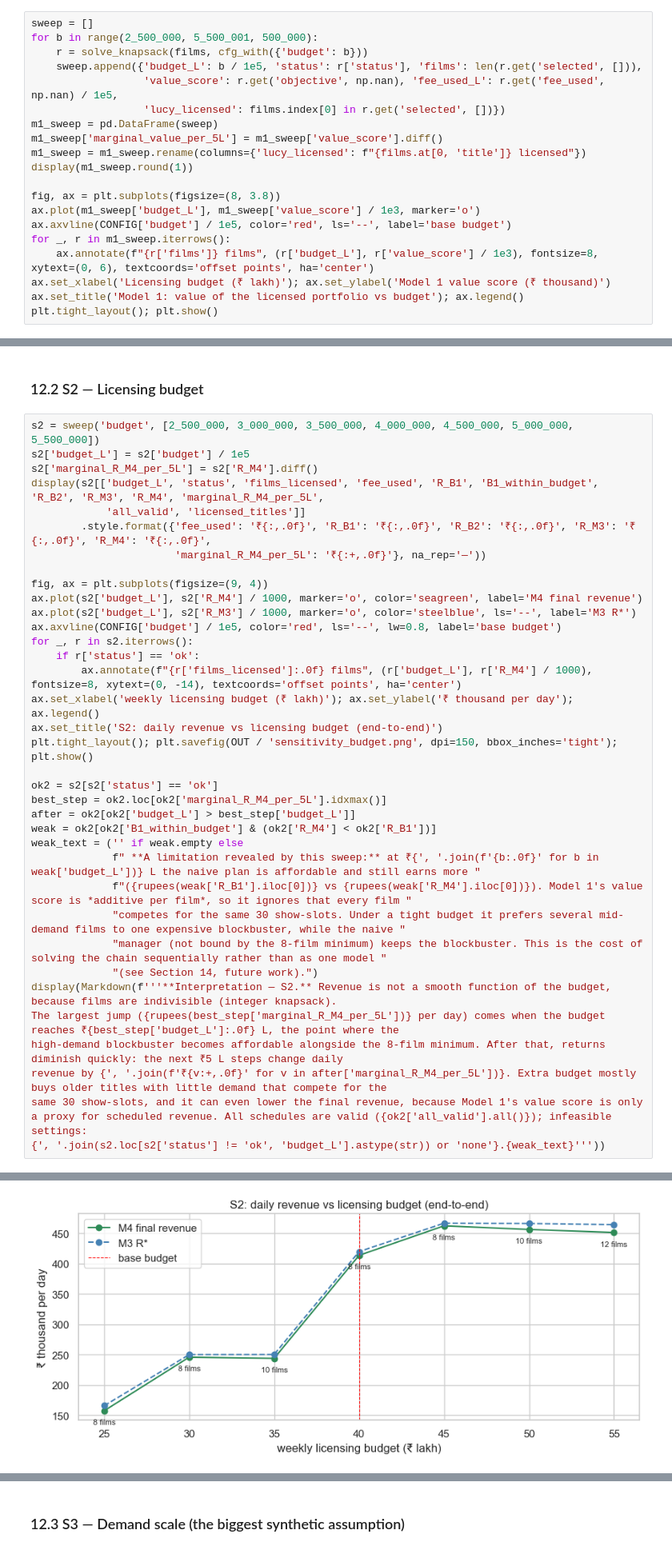
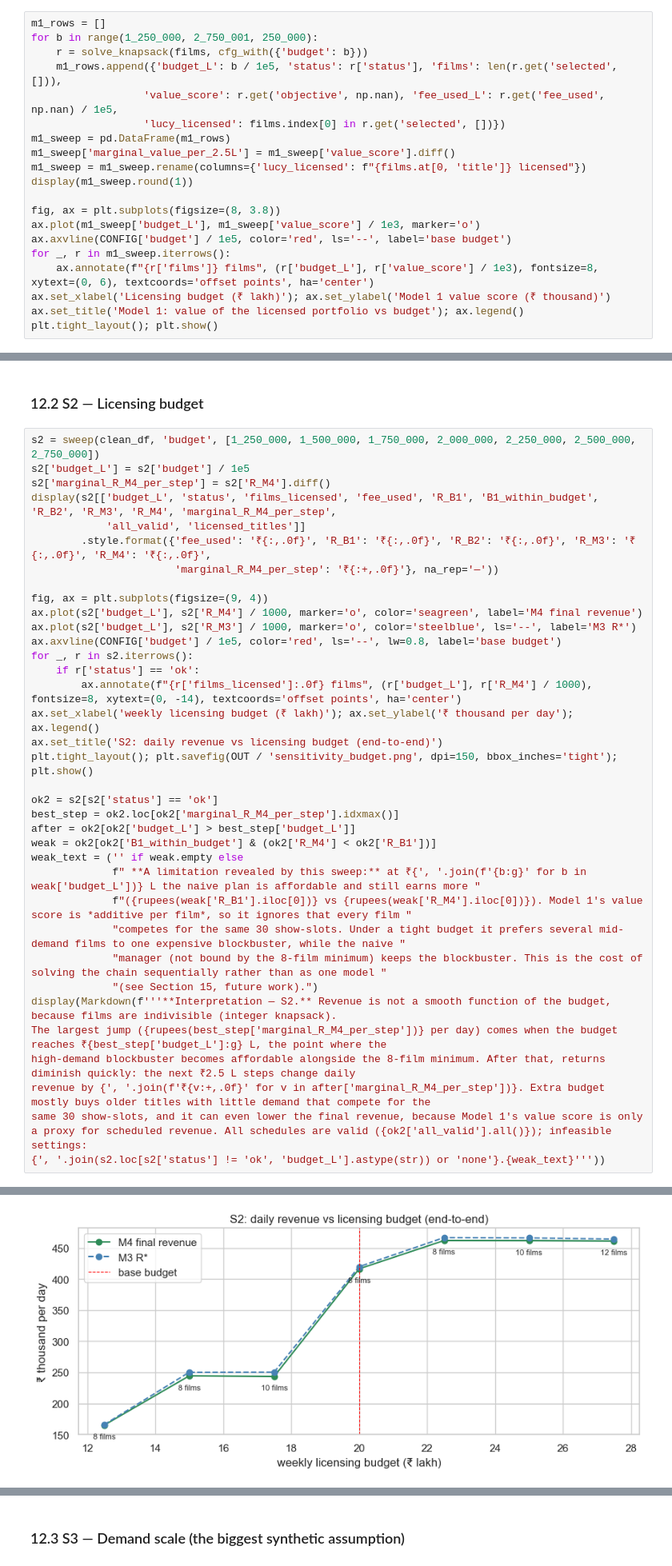
Before and after one commit to Abhishek-karthik/Multiplex_screen_scheduling, a Jupyter notebook: multiplex_screen_scheduling.ipynb, the cells around one changed output, grey strips where cells are left out. Shown at 80% size. Cells and saved outputs as stored; diff of their text form.

```diff
--- a/multiplex_screen_scheduling.ipynb
+++ b/multiplex_screen_scheduling.ipynb
@@ -875,12 +542,12 @@ The marginal value of each extra ₹5 L shows where more budget stops buying bet
 # %%
-sweep = []
-for b in range(2_500_000, 5_500_001, 500_000):
+m1_rows = []
+for b in range(1_250_000, 2_750_001, 250_000):
     r = solve_knapsack(films, cfg_with({'budget': b}))
-    sweep.append({'budget_L': b / 1e5, 'status': r['status'], 'films': len(r.get('selected', [])),
+    m1_rows.append({'budget_L': b / 1e5, 'status': r['status'], 'films': len(r.get('selected', [])),
                   'value_score': r.get('objective', np.nan), 'fee_used_L': r.get('fee_used', np.nan) / 1e5,
                   'lucy_licensed': films.index[0] in r.get('selected', [])})
-m1_sweep = pd.DataFrame(sweep)
-m1_sweep['marginal_value_per_5L'] = m1_sweep['value_score'].diff()
+m1_sweep = pd.DataFrame(m1_rows)
+m1_sweep['marginal_value_per_2.5L'] = m1_sweep['value_score'].diff()
 m1_sweep = m1_sweep.rename(columns={'lucy_licensed': f"{films.at[0, 'title']} licensed"})
 display(m1_sweep.round(1))
 
@@ -2046,13 +1582,13 @@ decay and suffers most when λ is high. At λ = 0.25, 0.35 the naive manager's f
 # %% [markdown]
 ### 12.2 S2 — Licensing budget
 # %%
-s2 = sweep('budget', [2_500_000, 3_000_000, 3_500_000, 4_000_000, 4_500_000, 5_000_000, 5_500_000])
+s2 = sweep(clean_df, 'budget', [1_250_000, 1_500_000, 1_750_000, 2_000_000, 2_250_000, 2_500_000, 2_750_000])
 s2['budget_L'] = s2['budget'] / 1e5
-s2['marginal_R_M4_per_5L'] = s2['R_M4'].diff()
-display(s2[['budget_L', 'status', 'films_licensed', 'fee_used', 'R_B1', 'B1_within_budget', 'R_B2', 'R_M3', 'R_M4', 'marginal_R_M4_per_5L',
+s2['marginal_R_M4_per_step'] = s2['R_M4'].diff()
+display(s2[['budget_L', 'status', 'films_licensed', 'fee_used', 'R_B1', 'B1_within_budget', 'R_B2', 'R_M3', 'R_M4', 'marginal_R_M4_per_step',
             'all_valid', 'licensed_titles']]
         .style.format({'fee_used': '₹{:,.0f}', 'R_B1': '₹{:,.0f}', 'R_B2': '₹{:,.0f}', 'R_M3': '₹{:,.0f}', 'R_M4': '₹{:,.0f}',
-                       'marginal_R_M4_per_5L': '₹{:+,.0f}'}, na_rep='—'))
+                       'marginal_R_M4_per_step': '₹{:+,.0f}'}, na_rep='—'))
 
 fig, ax = plt.subplots(figsize=(9, 4))
 ax.plot(s2['budget_L'], s2['R_M4'] / 1000, marker='o', color='seagreen', label='M4 final revenue')
@@ -2066,19 +1602,19 @@ ax.set_title('S2: daily revenue vs licensing budget (end-to-end)')
 plt.tight_layout(); plt.savefig(OUT / 'sensitivity_budget.png', dpi=150, bbox_inches='tight'); plt.show()
 
 ok2 = s2[s2['status'] == 'ok']
-best_step = ok2.loc[ok2['marginal_R_M4_per_5L'].idxmax()]
+best_step = ok2.loc[ok2['marginal_R_M4_per_step'].idxmax()]
 after = ok2[ok2['budget_L'] > best_step['budget_L']]
 weak = ok2[ok2['B1_within_budget'] & (ok2['R_M4'] < ok2['R_B1'])]
 weak_text = ('' if weak.empty else
-             f" **A limitation revealed by this sweep:** at ₹{', '.join(f'{b:.0f}' for b in weak['budget_L'])} L the naive plan is affordable and still earns more "
+             f" **A limitation revealed by this sweep:** at ₹{', '.join(f'{b:g}' for b in weak['budget_L'])} L the naive plan is affordable and still earns more "
              f"({rupees(weak['R_B1'].iloc[0])} vs {rupees(weak['R_M4'].iloc[0])}). Model 1's value score is *additive per film*, so it ignores that every film "
              "competes for the same 30 show-slots. Under a tight budget it prefers several mid-demand films to one expensive blockbuster, while the naive "
              "manager (not bound by the 8-film minimum) keeps the blockbuster. This is the cost of solving the chain sequentially rather than as one model "
-             "(see Section 14, future work).")
+             "(see Section 15, future work).")
 display(Markdown(f'''**Interpretation — S2.** Revenue is not a smooth function of the budget, because films are indivisible (integer knapsack).
-The largest jump ({rupees(best_step['marginal_R_M4_per_5L'])} per day) comes when the budget reaches ₹{best_step['budget_L']:.0f} L, the point where the
-high-demand blockbuster becomes affordable alongside the 8-film minimum. After that, returns diminish quickly: the next ₹5 L steps change daily
-revenue by {', '.join(f'₹{v:+,.0f}' for v in after['marginal_R_M4_per_5L'])}. Extra budget mostly buys older titles with little demand that compete for the
+The largest jump ({rupees(best_step['marginal_R_M4_per_step'])} per day) comes when the budget reaches ₹{best_step['budget_L']:g} L, the point where the
+high-demand blockbuster becomes affordable alongside the 8-film minimum. After that, returns diminish quickly: the next ₹2.5 L steps change daily
+revenue by {', '.join(f'₹{v:+,.0f}' for v in after['marginal_R_M4_per_step'])}. Extra budget mostly buys older titles with little demand that compete for the
 same 30 show-slots, and it can even lower the final revenue, because Model 1's value score is only a proxy for scheduled revenue. All schedules are valid ({ok2['all_valid'].all()}); infeasible settings:
 {', '.join(s2.loc[s2['status'] != 'ok', 'budget_L'].astype(str)) or 'none'}.{weak_text}'''))
 # %% [output]
@@ -2093,2 +1629,2 @@ same 30 show-slots, and it can even lower the final revenue, because Model 1's v
-[figure, old version]
+[figure, new version]
 **Interpretation — S2.** Revenue is not a smooth function of the budget, because films are indivisible (integer knapsack).
```
Also changed, not shown: parts of 56 cells of this notebook, 47 other files.
